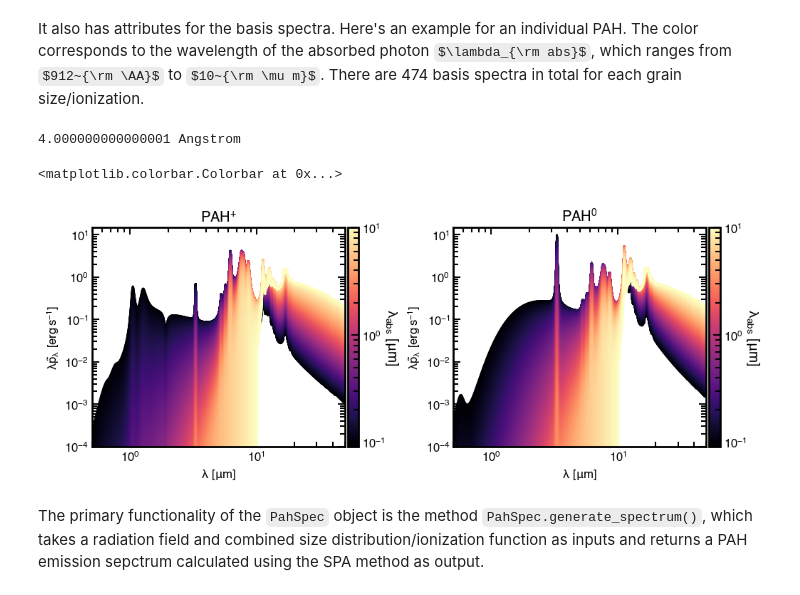
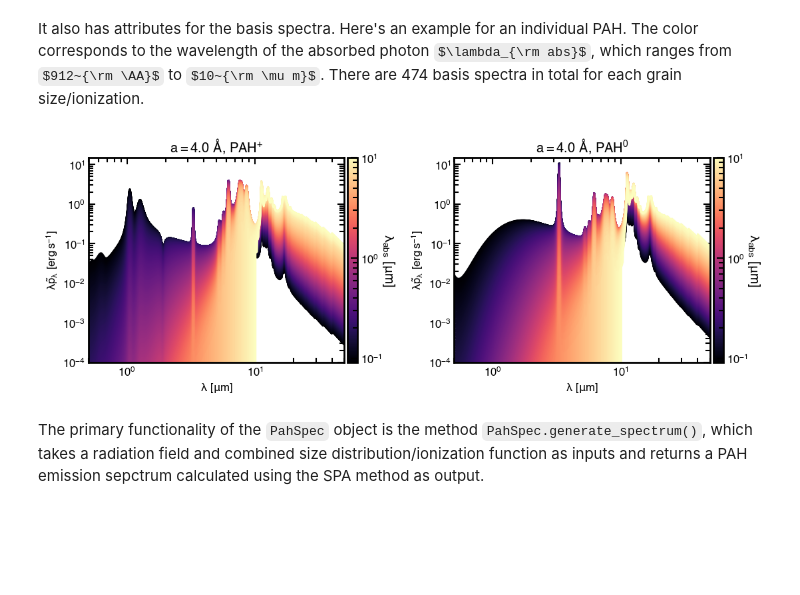
Before and after one commit to helenarichie/pah_spec, a Jupyter notebook: code/generate_spectrum_example.ipynb, the cells around one changed output. Drawn from its saved outputs; the diff is of its cells as text; code cells hidden in the pictures; some formulas as TeX source; blank space fills up the shorter version.

```diff
--- a/code/generate_spectrum_example.ipynb
+++ b/code/generate_spectrum_example.ipynb
@@ -24,56 +27,38 @@ It also has attributes for the basis spectra. Here's an example for an individua
 # %%
 cmap = mpl.colormaps["magma"]
 n_colors = len(ps.basis_spectra_ion[0])
 sample_points = np.linspace(0, 1, n_colors)
 color_list = cmap(sample_points)
-wh_5 = np.argmin(np.abs(pah_spec.GRAIN_SIZES - 4 * u.AA))
-
-print(pah_spec.GRAIN_SIZES[wh_5].to(u.AA))
+wh_4 = np.argmin(np.abs(pah_spec.GRAIN_SIZES - 4 * u.AA))
 
 fig, ax = plt.subplots(1, 2, figsize=(13, 4))
-for i, _ in enumerate(ps.basis_spectra_ion[wh_5]):
-    ax[0].loglog(ps.emission_wavelengths, ps.basis_spectra_ion[wh_5][i] * ps.emission_wavelengths.to(u.cm) / trapezoid(ps.basis_spectra_ion[wh_5][i], x=ps.emission_wavelengths.to(u.cm)), label=r"$PAH^+$", color=color_list[i])
+for i, _ in enumerate(ps.basis_spectra_ion[wh_4]):
+    ax[0].loglog(ps.emission_wavelengths, ps.basis_spectra_ion[wh_4][i] * ps.emission_wavelengths.to(u.cm) / trapezoid(ps.basis_spectra_ion[wh_4][i], x=ps.emission_wavelengths.to(u.cm)), label=r"$PAH^+$", color=color_list[i])
 
-    ax[1].loglog(ps.emission_wavelengths, ps.basis_spectra_neu[wh_5][i] * ps.emission_wavelengths.to(u.cm) / trapezoid(ps.basis_spectra_neu[wh_5][i], x=ps.emission_wavelengths.to(u.cm)), label=r"$PAH^+$", color=color_list[i])
+    ax[1].loglog(ps.emission_wavelengths, ps.basis_spectra_neu[wh_4][i] * ps.emission_wavelengths.to(u.cm) / trapezoid(ps.basis_spectra_neu[wh_4][i], x=ps.emission_wavelengths.to(u.cm)), label=r"$PAH^+$", color=color_list[i])
 
 norm = LogNorm(vmin=ps.photon_wavelengths.value.min(), vmax=ps.photon_wavelengths.value.max())
 sm = ScalarMappable(cmap=cmap, norm=norm)
 sm.set_array([])
 cbar = fig.colorbar(sm, ax=ax[0], pad=0.01)
 cbar.set_label(label=r"$\lambda_{abs}~[\mu m]$", size=14, rotation=270, labelpad=15)
 cbar = fig.colorbar(sm, ax=ax[1], pad=0.01)
 cbar.set_label(label=r"$\lambda_{abs}~[\mu m]$", size=14, rotation=270, labelpad=15)
 ax[0].set_xlim(0.5, 50)
 ax[0].set_ylim(1e-4, 15)
 ax[1].set_xlim(0.5, 50)
 ax[1].set_ylim(1e-4, 15)
 ax[0].set_xlabel(r"$\lambda~[\mu m]$")
 ax[0].set_ylabel(r"$\lambda \tilde{p}_\lambda~[erg\,s^{-1}]$")
 ax[1].set_xlabel(r"$\lambda~[\mu m]$")
 ax[1].set_ylabel(r"$\lambda \tilde{p}_\lambda~[erg\,s^{-1}]$")
-ax[0].set_title(rf"$a={pah_spec.GRAIN_SIZES[wh_5].to(u.AA).value:.1f}~\AA$, $PAH^{{+}}$")
-ax[1].set_title(rf"$a={pah_spec.GRAIN_SIZES[wh_5].to(u.AA).value:.1f}~\AA$, $PAH^{{0}}$")
+ax[0].set_title(rf"$a={pah_spec.GRAIN_SIZES[wh_4].to(u.AA).value:.1f}~\AA$, $PAH^{{+}}$")
+ax[1].set_title(rf"$a={pah_spec.GRAIN_SIZES[wh_4].to(u.AA).value:.1f}~\AA$, $PAH^{{0}}$")
 
 
-plt.subplots_adjust(wspace=0.3)
-# colorbars
-norm = Normalize(vmin=ps.photon_wavelengths.value.min(), vmax=ps.photon_wavelengths.value.max())
-sm = ScalarMappable(cmap=cmap, norm=norm)
-sm.set_array([])
-divider = make_axes_locatable(ax[0])
-cax = divider.append_axes('right', size='5%', pad=0.05)
-fig.colorbar(sm, label=r"$\lambda_{abs}~[\mu m]$", cax=cax)
-
-norm = Normalize(vmin=ps.photon_wavelengths.value.min(), vmax=ps.photon_wavelengths.value.max())
-sm = ScalarMappable(cmap=cmap, norm=norm)
-sm.set_array([])
-divider = make_axes_locatable(ax[1])
-cax = divider.append_axes('right', size='5%', pad=0.05)
-fig.colorbar(sm, label=r"$\lambda_{abs}~[\mu m]$", cax=cax)
+plt.subplots_adjust(wspace=0.2)
 # %% [output]
-4.000000000000001 Angstrom
-<matplotlib.colorbar.Colorbar at 0x...>
-[figure, old version]
+[figure, new version]
 # %% [markdown]
 The primary functionality of the `PahSpec` object is the method `PahSpec.generate_spectrum()`, which takes a radiation field and combined size distribution/ionization function as inputs and returns a PAH emission sepctrum calculated using the SPA method as output.
 # %%
```
Also changed, not shown: parts of 4 cells of this notebook, 1 other file.
